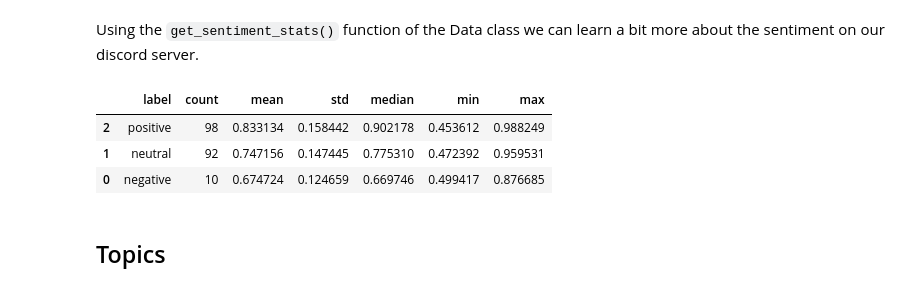
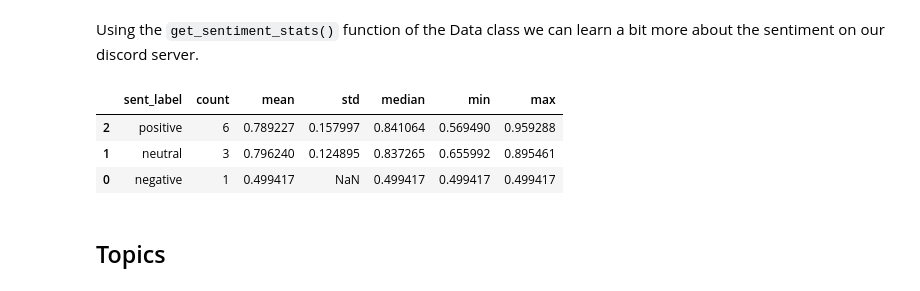
Before and after one commit to Project-LION-AI/lionOS, a Jupyter notebook: lion_classification_pipeline.ipynb, the cells around one changed output. Saved outputs shown, nothing was run; the diff lists cells and outputs as text; code cells hidden in the pictures.

```diff
--- a/lion_classification_pipeline.ipynb
+++ b/lion_classification_pipeline.ipynb
@@ -101,0 +105,8 @@ df.sample(5)
+# %%
+# define some test data
+test = df.tail(10)
+
+# assign the function output to a new dataframe
+test_sent = ai.get_sentiment_features(test, col='content')
+# view the results
+test_sent.head()
@@ -102,12 +120,12 @@ df.sample(5)
 # %% [markdown]
 Using the `get_sentiment_stats()` function of the Data class we can learn a bit more about the sentiment on our discord server.
 # %%
-data.get_sentiment_stats(df)
+data.get_sentiment_stats(test_sent)
 # %% [output]
-|  | label | count | mean | std | median | min | max |
-| 2 | positive | 98 | 0.833134 | 0.158442 | 0.902178 | 0.453612 | 0.988249 |
-| 1 | neutral | 92 | 0.747156 | 0.147445 | 0.775310 | 0.472392 | 0.959531 |
-| 0 | negative | 10 | 0.674724 | 0.124659 | 0.669746 | 0.499417 | 0.876685 |
+|  | sent_label | count | mean | std | median | min | max |
+| 2 | positive | 6 | 0.789227 | 0.157997 | 0.841064 | 0.569490 | 0.959288 |
+| 1 | neutral | 3 | 0.796240 | 0.124895 | 0.837265 | 0.655992 | 0.895461 |
+| 0 | negative | 1 | 0.499417 | NaN | 0.499417 | 0.499417 | 0.499417 |
 # %% [markdown]
 ## Topics
 # %% [markdown]
```
Also changed, not shown: parts of 24 cells of this notebook, 1 other file.
